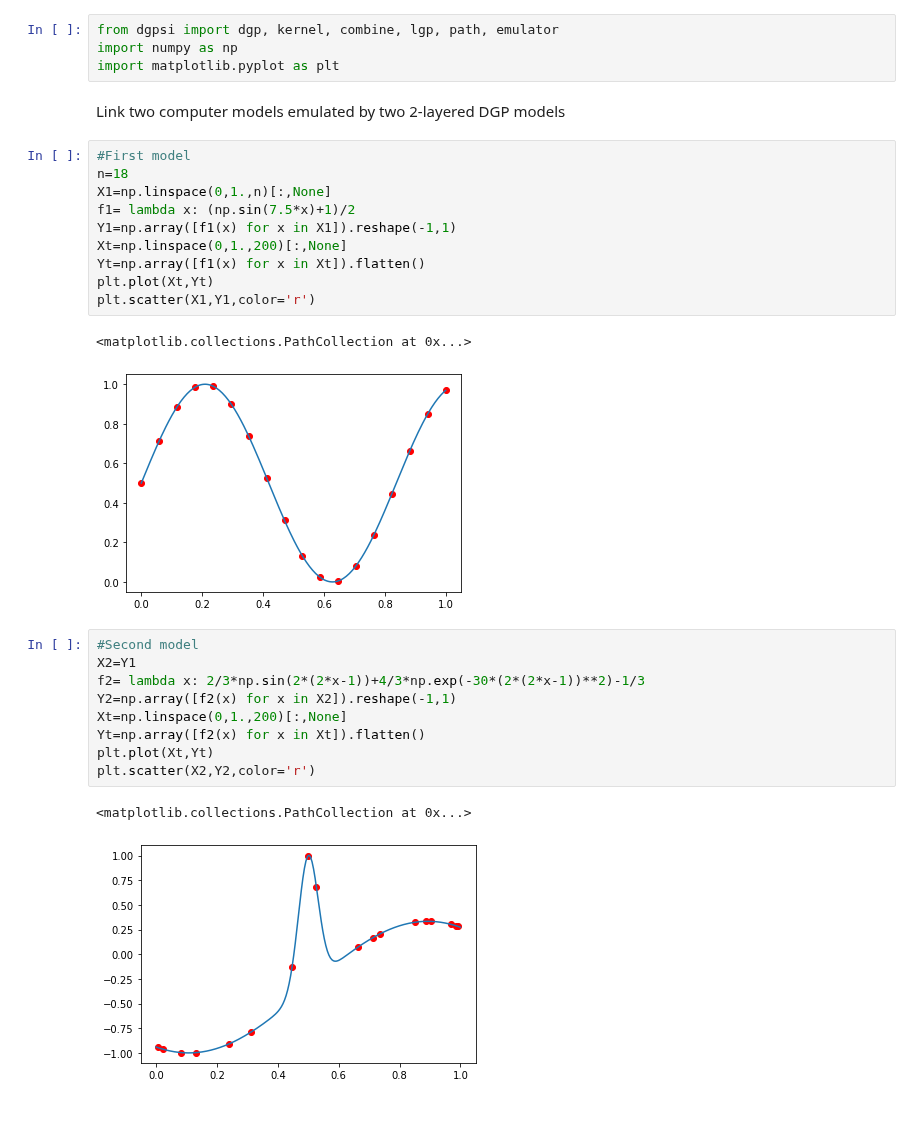
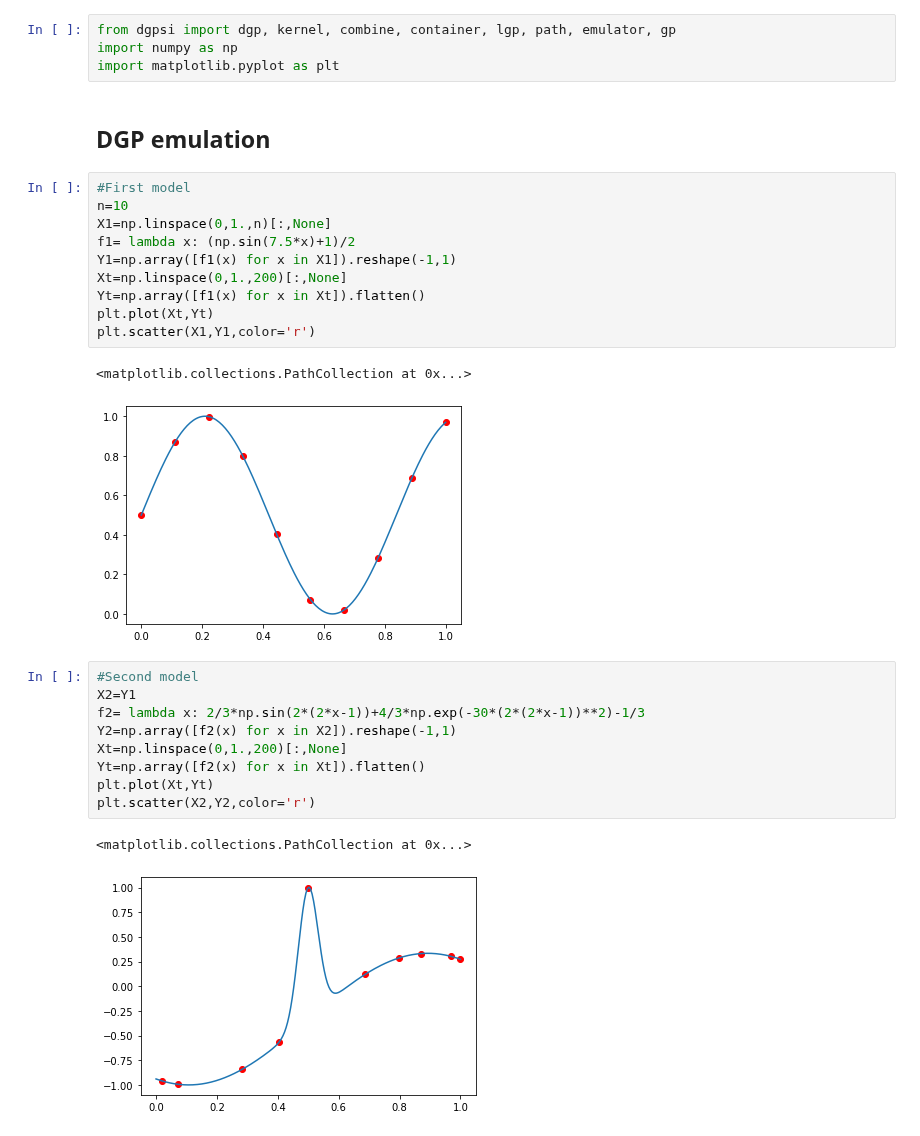
Before and after one commit to mingdeyu/DGP, a Jupyter notebook: demo/model_linking.ipynb, the cells around one changed output. Drawn from its saved outputs; the diff is of its cells as text.

```diff
--- a/demo/model_linking.ipynb
+++ b/demo/model_linking.ipynb
@@ -1,22 +1,22 @@
 # %%
-from dgpsi import dgp, kernel, combine, lgp, path, emulator
+from dgpsi import dgp, kernel, combine, container, lgp, path, emulator, gp
 import numpy as np
 import matplotlib.pyplot as plt
-# %% [markdown]
-Link two computer models emulated by two 2-layered DGP models
+# %% [markdown]
+## DGP emulation
 # %%
 #First model
-n=18
+n=10
 X1=np.linspace(0,1.,n)[:,None]
 f1= lambda x: (np.sin(7.5*x)+1)/2
 Y1=np.array([f1(x) for x in X1]).reshape(-1,1)
 Xt=np.linspace(0,1.,200)[:,None]
 Yt=np.array([f1(x) for x in Xt]).flatten()
 plt.plot(Xt,Yt)
 plt.scatter(X1,Y1,color='r')
 # %% [output]
 <matplotlib.collections.PathCollection at 0x...>
-[figure, old version]
+[figure, new version]
 # %%
 #Second model
 X2=Y1
@@ -28,4 +28,4 @@ plt.plot(Xt,Yt)
 plt.scatter(X2,Y2,color='r')
 # %% [output]
 <matplotlib.collections.PathCollection at 0x...>
-[figure, old version]
+[figure, new version]
```
Also changed, not shown: parts of 38 cells of this notebook, 8 other files.
